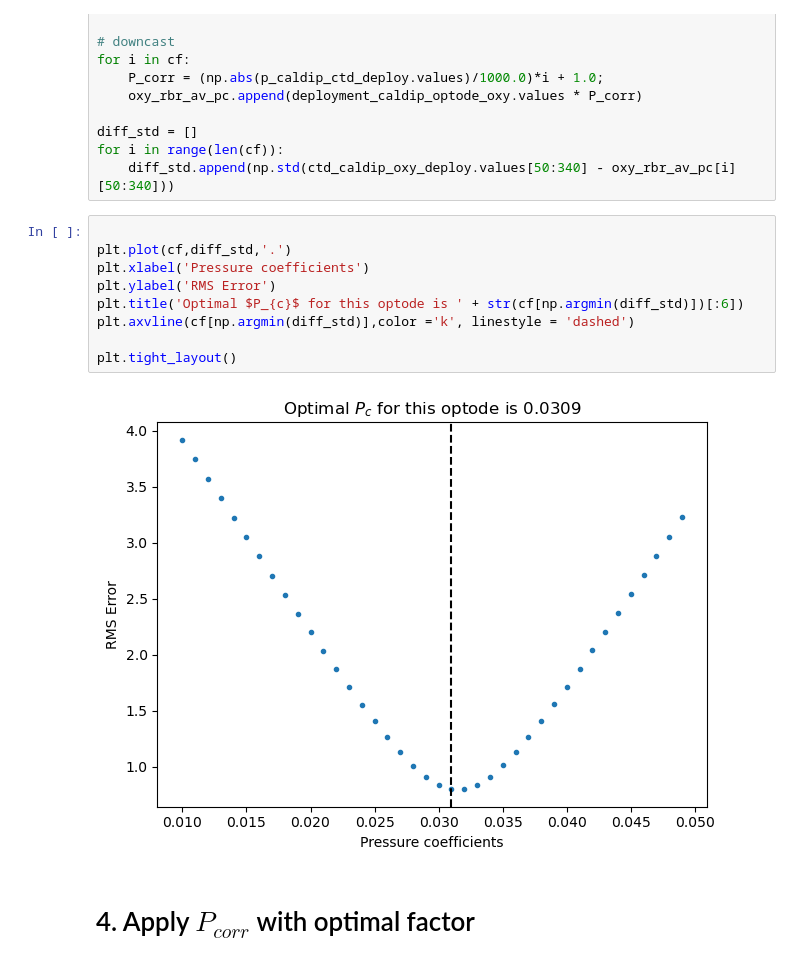
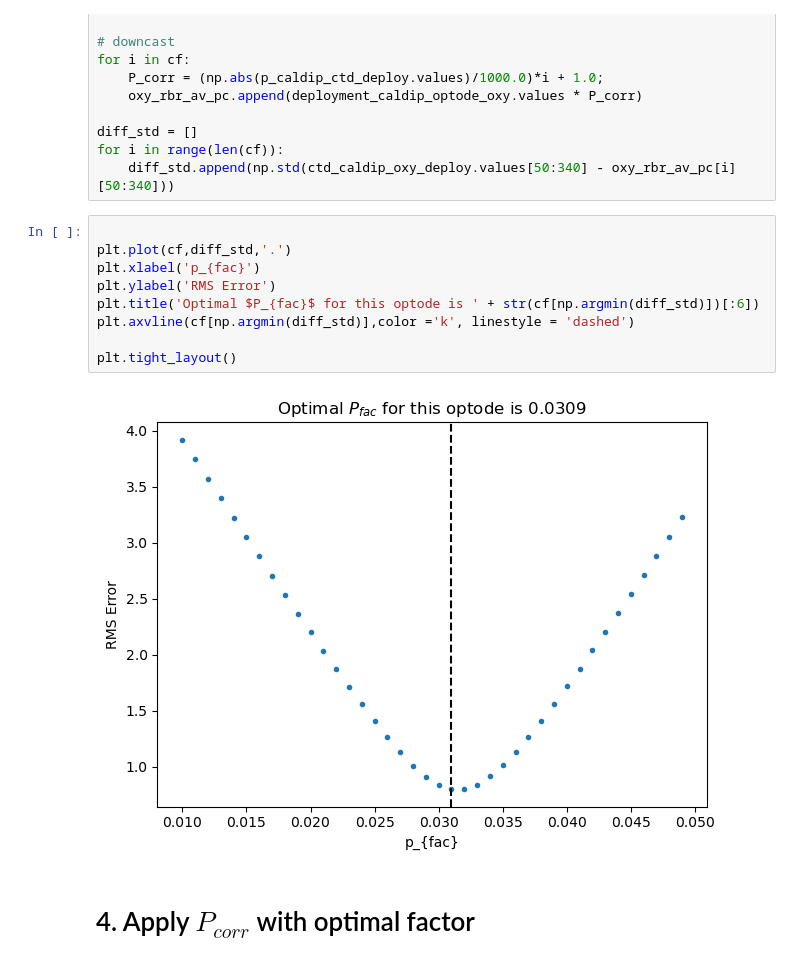
Before and after one commit to unamiller/optode_processing_examples, a Jupyter notebook: Example2.ipynb, the cells around one changed output. Saved outputs shown, nothing was run; the diff lists cells and outputs as text.

```diff
--- a/Example2.ipynb
+++ b/Example2.ipynb
@@ -216,14 +218,14 @@ for i in range(len(cf)):
 # %%
 
 plt.plot(cf,diff_std,'.')
-plt.xlabel('Pressure coefficients')
+plt.xlabel('p_{fac}')
 plt.ylabel('RMS Error')
-plt.title('Optimal $P_{c}$ for this optode is ' + str(cf[np.argmin(diff_std)])[:6])
+plt.title('Optimal $P_{fac}$ for this optode is ' + str(cf[np.argmin(diff_std)])[:6])
 plt.axvline(cf[np.argmin(diff_std)],color ='k', linestyle = 'dashed')
 
 plt.tight_layout()
 # %% [output]
-[figure, old version]
+[figure, new version]
 # %% [markdown]
 # 4. Apply $P_{corr}$ with optimal factor
 # %%
```
Also changed, not shown: parts of 7 cells of this notebook, 5 other files.
